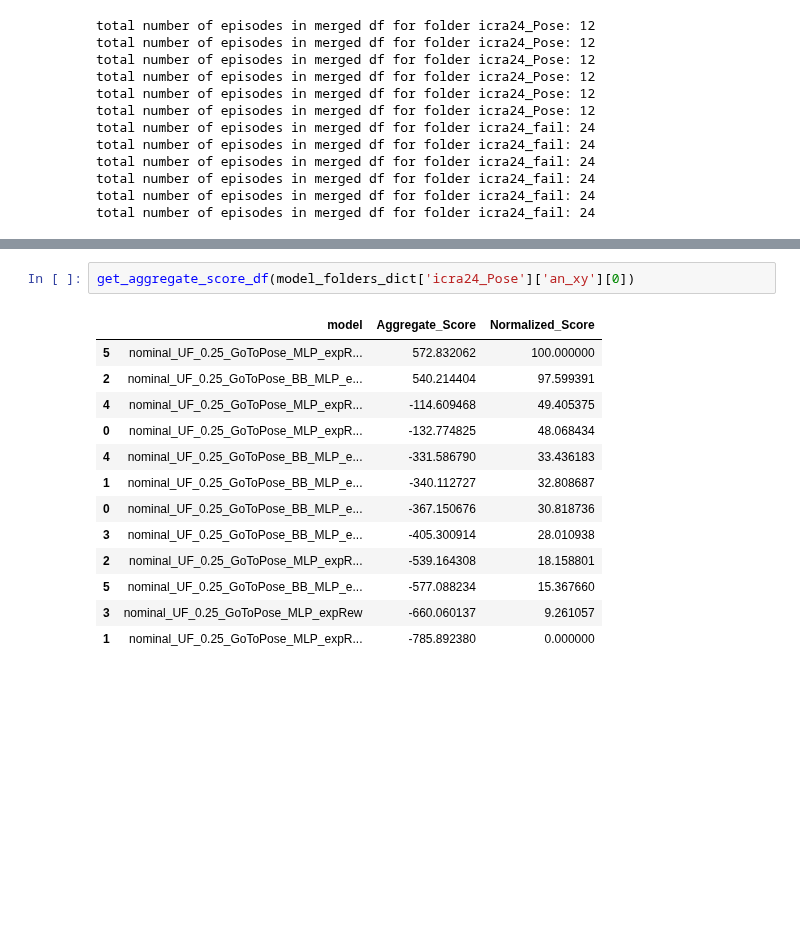
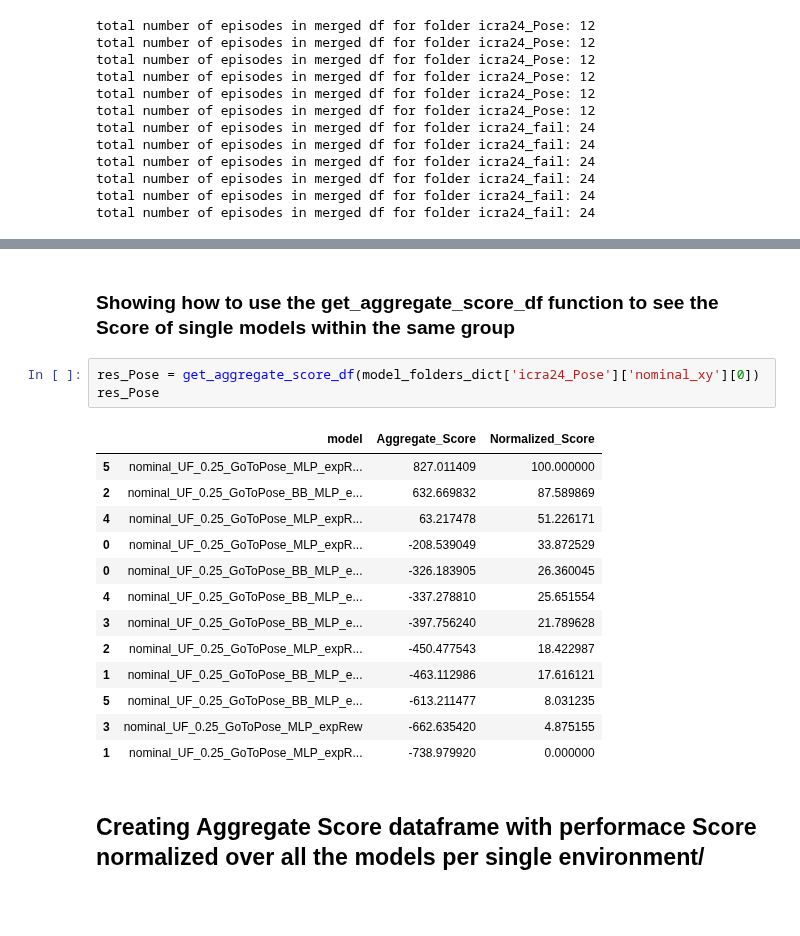
Before and after one commit to elharirymatteo/RANS, a Jupyter notebook: omniisaacgymenvs/utils/eval_multi_models.ipynb, the cells around one changed output, grey strips where cells are left out. Saved outputs shown, nothing was run; the diff lists cells and outputs as text; blank space fills up the shorter version.

```diff
--- a/omniisaacgymenvs/utils/eval_multi_models.ipynb
+++ b/omniisaacgymenvs/utils/eval_multi_models.ipynb
@@ -191,19 +209,24 @@ total number of episodes in merged df for folder icra24_fail: 24
+# %% [markdown]
+### Showing how to use the get_aggregate_score_df function to see the Score of single models within the same group
 # %%
-get_aggregate_score_df(model_folders_dict['icra24_Pose']['an_xy'][0])
+res_Pose = get_aggregate_score_df(model_folders_dict['icra24_Pose']['nominal_xy'][0])
+res_Pose
 # %% [output]
 |  | model | Aggregate_Score | Normalized_Score |
-| 5 | nominal_UF_0.25_GoToPose_MLP_expR... | 572.832062 | 100.000000 |
-| 2 | nominal_UF_0.25_GoToPose_BB_MLP_e... | 540.214404 | 97.599391 |
-| 4 | nominal_UF_0.25_GoToPose_MLP_expR... | -114.609468 | 49.405375 |
-| 0 | nominal_UF_0.25_GoToPose_MLP_expR... | -132.774825 | 48.068434 |
-| 4 | nominal_UF_0.25_GoToPose_BB_MLP_e... | -331.586790 | 33.436183 |
-| 1 | nominal_UF_0.25_GoToPose_BB_MLP_e... | -340.112727 | 32.808687 |
-| 0 | nominal_UF_0.25_GoToPose_BB_MLP_e... | -367.150676 | 30.818736 |
-| 3 | nominal_UF_0.25_GoToPose_BB_MLP_e... | -405.300914 | 28.010938 |
-| 2 | nominal_UF_0.25_GoToPose_MLP_expR... | -539.164308 | 18.158801 |
-| 5 | nominal_UF_0.25_GoToPose_BB_MLP_e... | -577.088234 | 15.367660 |
-| 3 | nominal_UF_0.25_GoToPose_MLP_expRew | -660.060137 | 9.261057 |
-| 1 | nominal_UF_0.25_GoToPose_MLP_expR... | -785.892380 | 0.000000 |
+| 5 | nominal_UF_0.25_GoToPose_MLP_expR... | 827.011409 | 100.000000 |
+| 2 | nominal_UF_0.25_GoToPose_BB_MLP_e... | 632.669832 | 87.589869 |
+| 4 | nominal_UF_0.25_GoToPose_MLP_expR... | 63.217478 | 51.226171 |
+| 0 | nominal_UF_0.25_GoToPose_MLP_expR... | -208.539049 | 33.872529 |
+| 0 | nominal_UF_0.25_GoToPose_BB_MLP_e... | -326.183905 | 26.360045 |
+| 4 | nominal_UF_0.25_GoToPose_BB_MLP_e... | -337.278810 | 25.651554 |
+| 3 | nominal_UF_0.25_GoToPose_BB_MLP_e... | -397.756240 | 21.789628 |
+| 2 | nominal_UF_0.25_GoToPose_MLP_expR... | -450.477543 | 18.422987 |
+| 1 | nominal_UF_0.25_GoToPose_BB_MLP_e... | -463.112986 | 17.616121 |
+| 5 | nominal_UF_0.25_GoToPose_BB_MLP_e... | -613.211477 | 8.031235 |
+| 3 | nominal_UF_0.25_GoToPose_MLP_expRew | -662.635420 | 4.875155 |
+| 1 | nominal_UF_0.25_GoToPose_MLP_expR... | -738.979920 | 0.000000 |
+# %% [markdown]
+## Creating Aggregate Score dataframe with performace Score normalized over all the models per single environment/
 # %% [markdown]
 ##
 # %%
```
Also changed, not shown: parts of 9 cells of this notebook.
